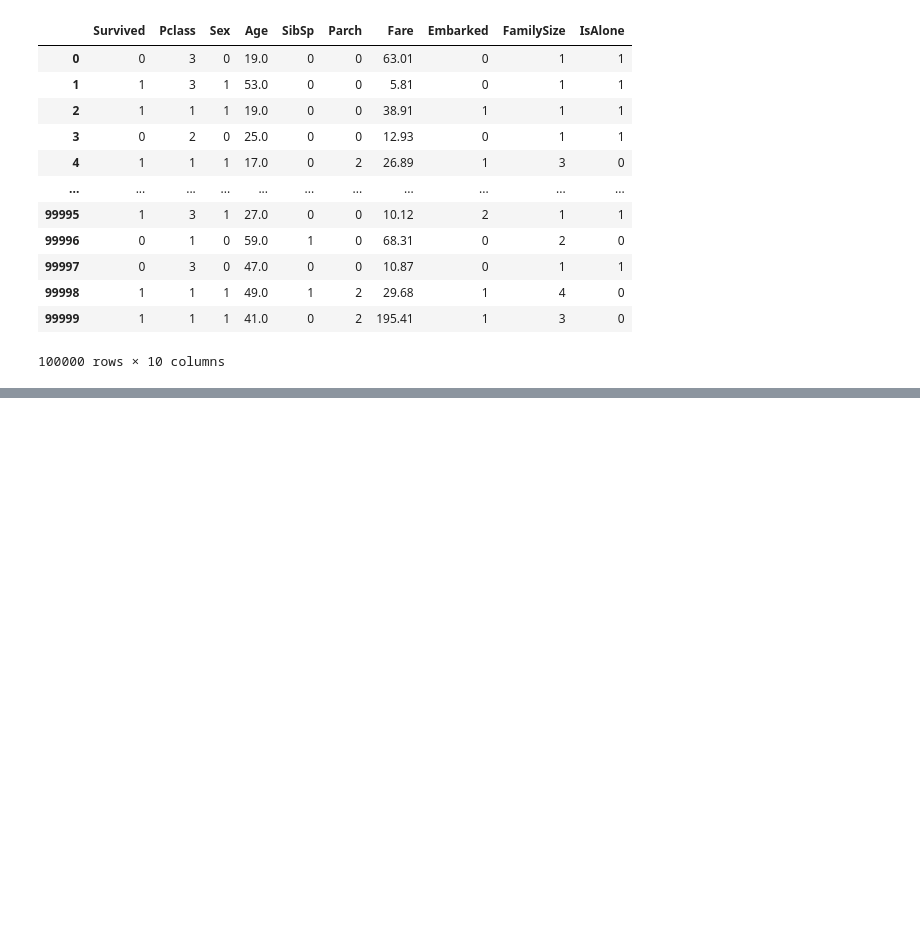
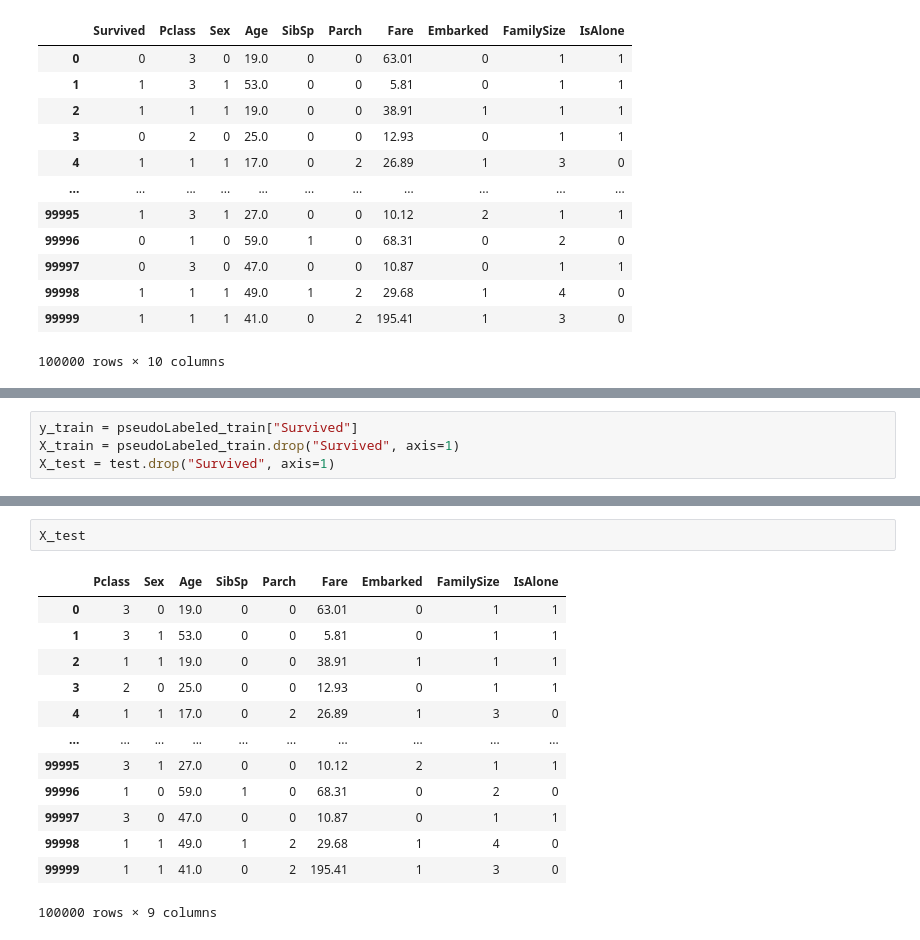
Before and after one commit to kitakou0313/titanic, a Jupyter notebook: tabular/predict.ipynb, the cells around one changed output, grey strips where cells are left out. Drawn from its saved outputs; the diff is of its cells as text; blank space fills up the shorter version.

```diff
--- a/tabular/predict.ipynb
+++ b/tabular/predict.ipynb
@@ -213,0 +235,4 @@ test
+# %%
+y_train = pseudoLabeled_train["Survived"]
+X_train = pseudoLabeled_train.drop("Survived", axis=1)
+X_test = test.drop("Survived", axis=1)
@@ -213,0 +254,16 @@ test
+# %%
+X_test
+# %% [output]
+|  | Pclass | Sex | Age | SibSp | Parch | Fare | Embarked | FamilySize | IsAlone |
+| 0 | 3 | 0 | 19.0 | 0 | 0 | 63.01 | 0 | 1 | 1 |
+| 1 | 3 | 1 | 53.0 | 0 | 0 | 5.81 | 0 | 1 | 1 |
+| 2 | 1 | 1 | 19.0 | 0 | 0 | 38.91 | 1 | 1 | 1 |
+| 3 | 2 | 0 | 25.0 | 0 | 0 | 12.93 | 0 | 1 | 1 |
+| 4 | 1 | 1 | 17.0 | 0 | 2 | 26.89 | 1 | 3 | 0 |
+| ... | ... | ... | ... | ... | ... | ... | ... | ... | ... |
+| 99995 | 3 | 1 | 27.0 | 0 | 0 | 10.12 | 2 | 1 | 1 |
+| 99996 | 1 | 0 | 59.0 | 1 | 0 | 68.31 | 0 | 2 | 0 |
+| 99997 | 3 | 0 | 47.0 | 0 | 0 | 10.87 | 0 | 1 | 1 |
+| 99998 | 1 | 1 | 49.0 | 1 | 2 | 29.68 | 1 | 4 | 0 |
+| 99999 | 1 | 1 | 41.0 | 0 | 2 | 195.41 | 1 | 3 | 0 |
+100000 rows × 9 columns
```
Also changed, not shown: parts of 9 cells of this notebook.
